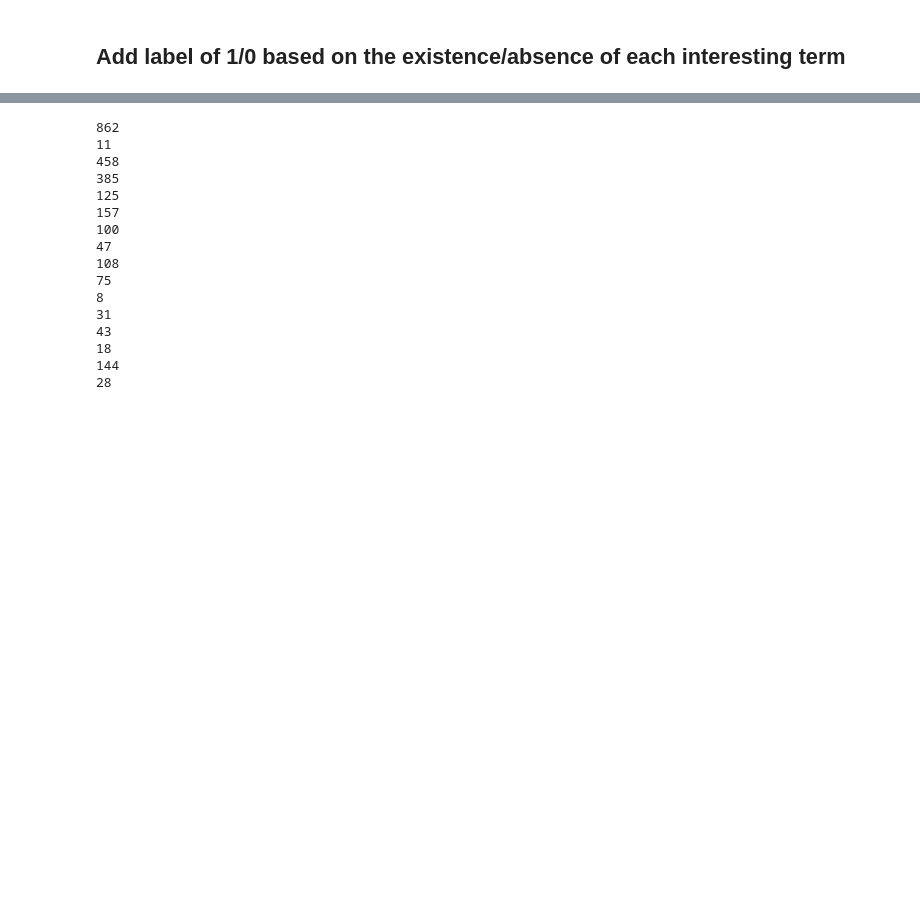
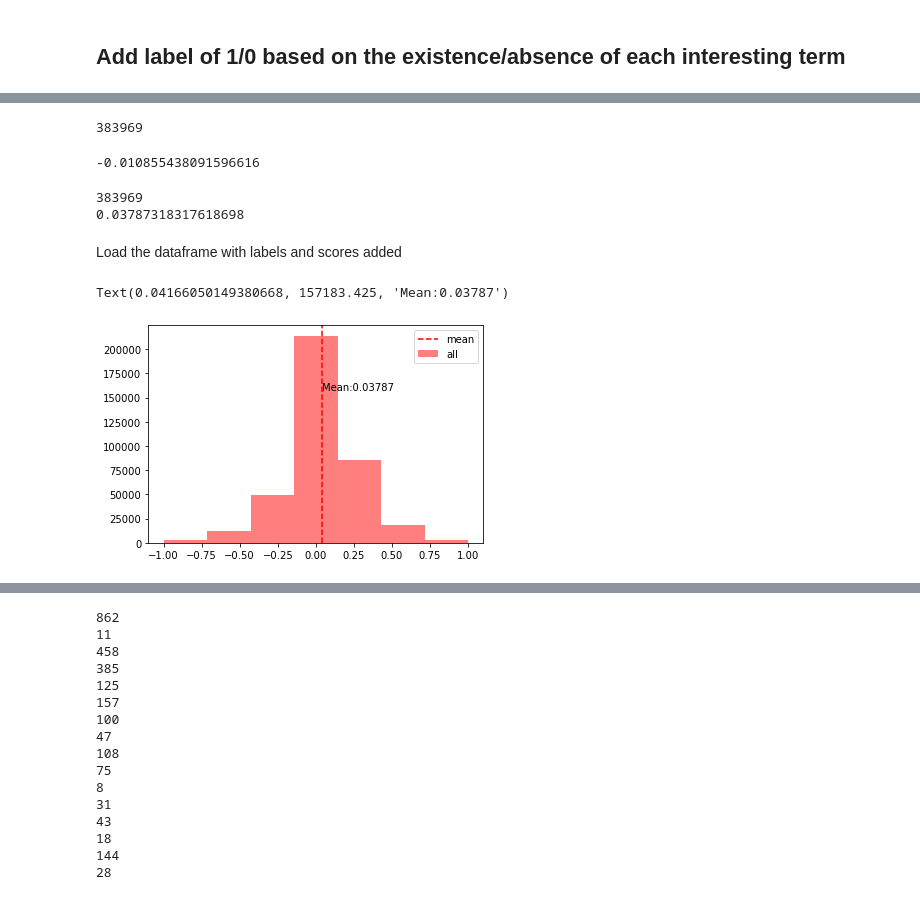
Before and after one commit to angelxie2442/Medicaid, a Jupyter notebook: medicaid/content_analysis.ipynb, the cells around one changed output, grey strips where cells are left out. Saved outputs shown, nothing was run; the diff lists cells and outputs as text; code cells hidden in the pictures; blank space fills up the shorter version.

```diff
--- a/medicaid/content_analysis.ipynb
+++ b/medicaid/content_analysis.ipynb
@@ -215,0 +233,37 @@ for i in range(10):
+# %%
+print(len(df))
+# %% [output]
+383969
+# %%
+subset=df[df['mental health']==1]
+# %% [output]
+-0.010855438091596616
+# %%
+subset=df[df['illegal immigrants']==1]
+print(len(df))
+print(sum(df['polarity'])/len(df))
+#df1['subjectivity'].plot(linewidth=0.5)
+# %% [output]
+383969
+0.03787318317618698
+# %% [markdown]
+Load the dataframe with labels and scores added
+# %%
+import pandas as pd
+import nltk
+import re
+df = pd.read_csv('./df_labels_scores.csv',header = 0, keep_default_na=False,dtype={'tweet_id':str})
+#df['pol']=df['polarity'].apply(lambda x:pola_to_categories(int(x)))
+#df['sub']=df['subjectivity'].apply(lambda x:subj_to_categories(int(x)))
+# %%
+import matplotlib.pyplot as plt
+#subset=df[df['affordable care act']==1]
+subset=df
+plt.hist(subset['polarity'],bins=7,color='r',alpha=0.5)
+plt.axvline(subset['polarity'].mean(),linestyle='dashed',color='r')
+plt.legend(labels=['mean','all'])
+min_ylim,max_ylim=plt.ylim()
+plt.text(subset['polarity'].mean()*1.1,max_ylim*0.7,'Mean:{:.5f}'.format(subset['polarity'].mean()))
+# %% [output]
+Text(0.04166050149380668, 157183.425, 'Mean:0.03787')
+[figure, added]
```
Also changed, not shown: parts of 14 cells of this notebook.
